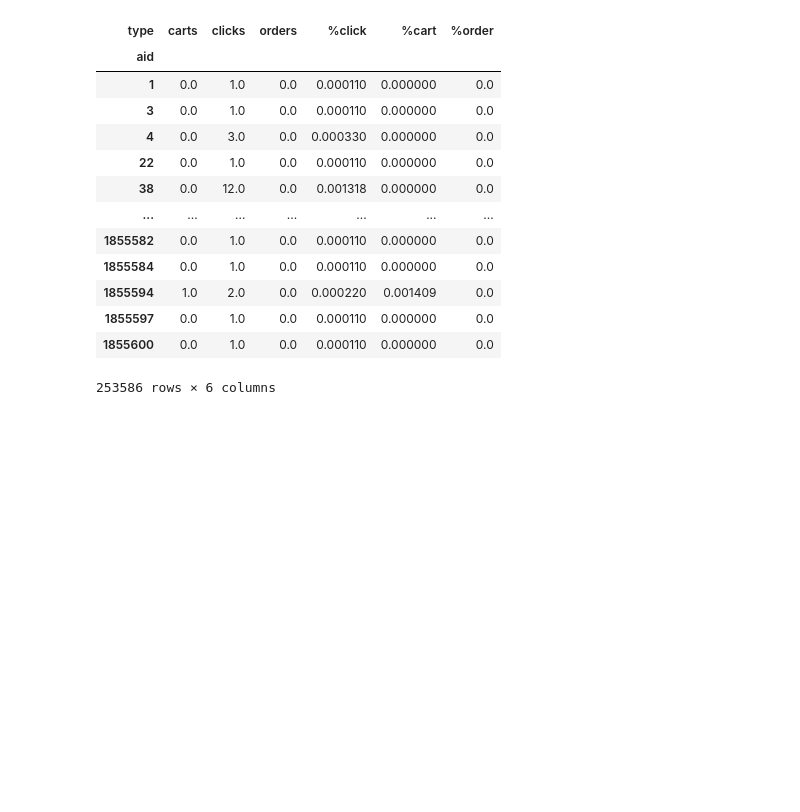
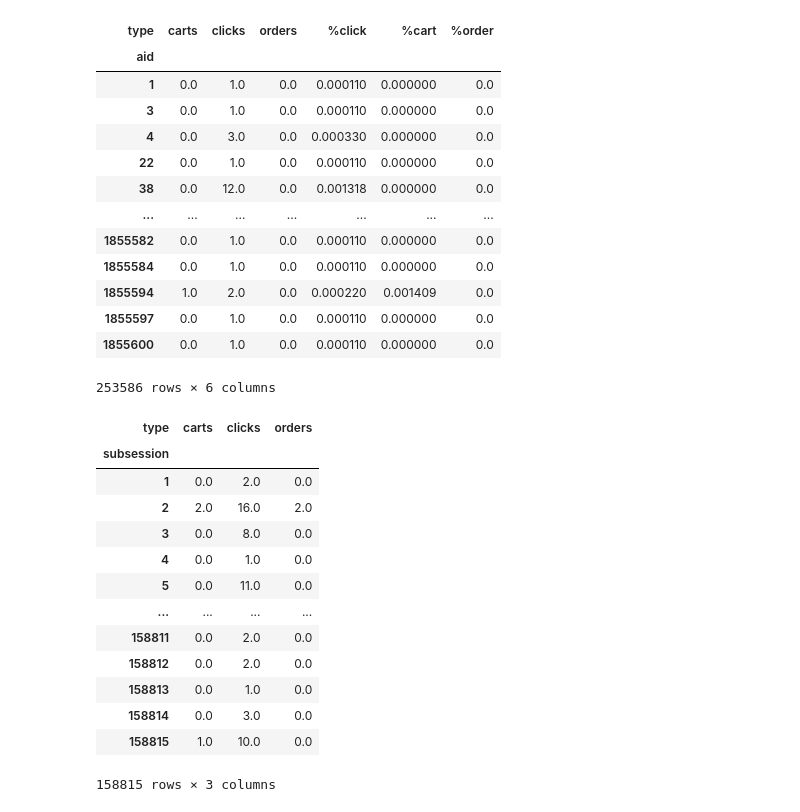
Before and after one commit to akrogv/exploracio-ml-python, a Jupyter notebook: Session_Based_Recommendation/Source/exploration.ipynb, the cells around one changed output. Drawn from its saved outputs; the diff is of its cells as text; code cells hidden in the pictures; blank space fills up the shorter version.

```diff
--- a/Session_Based_Recommendation/Source/exploration.ipynb
+++ b/Session_Based_Recommendation/Source/exploration.ipynb
@@ -132,3 +145,21 @@ product_counts
 | 1855597 | 0.0 | 1.0 | 0.0 | 0.000110 | 0.000000 | 0.0 |
 | 1855600 | 0.0 | 1.0 | 0.0 | 0.000110 | 0.000000 | 0.0 |
 253586 rows × 6 columns
+# %%
+subs_counts = sampleEventsDf.groupby(['subsession','type']).count()['ts'].unstack(level=-1).fillna(0)
+subs_counts
+# %% [output]
+| type | carts | clicks | orders |
+| subsession |  |  |  |
+| 1 | 0.0 | 2.0 | 0.0 |
+| 2 | 2.0 | 16.0 | 2.0 |
+| 3 | 0.0 | 8.0 | 0.0 |
+| 4 | 0.0 | 1.0 | 0.0 |
+| 5 | 0.0 | 11.0 | 0.0 |
+| ... | ... | ... | ... |
+| 158811 | 0.0 | 2.0 | 0.0 |
+| 158812 | 0.0 | 2.0 | 0.0 |
+| 158813 | 0.0 | 1.0 | 0.0 |
+| 158814 | 0.0 | 3.0 | 0.0 |
+| 158815 | 1.0 | 10.0 | 0.0 |
+158815 rows × 3 columns
```
Also changed, not shown: parts of 4 cells of this notebook, 2 other files.
